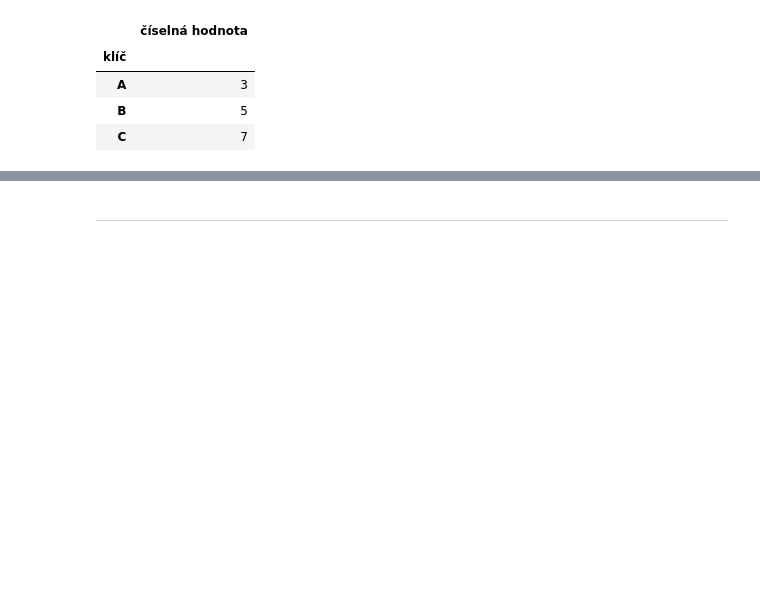
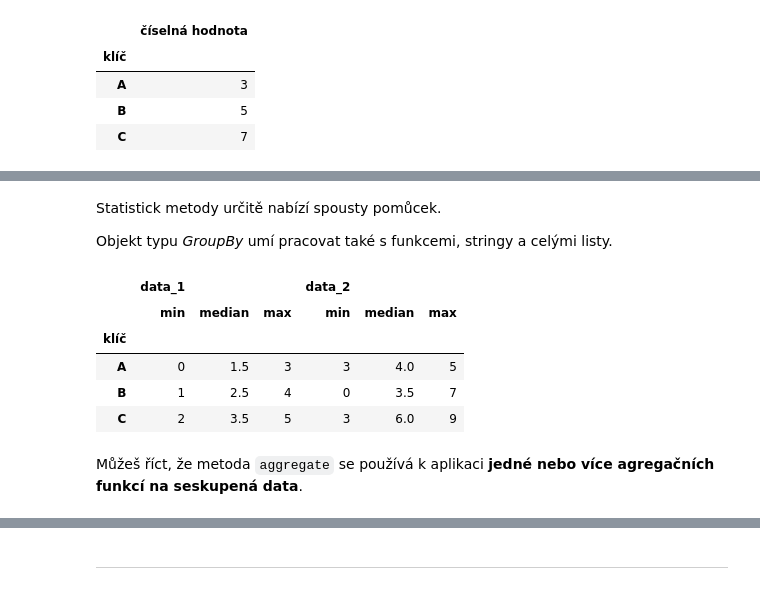
Before and after one commit to Bralor/data-csob-2023, a Jupyter notebook: shared/notebooks/lesson03.ipynb, the cells around one changed output, grey strips where cells are left out. Cells and saved outputs as stored; diff of their text form; code cells hidden in the pictures; blank space fills up the shorter version.

```diff
--- a/shared/notebooks/lesson03.ipynb
+++ b/shared/notebooks/lesson03.ipynb
@@ -443,0 +487,2 @@ df_pokus_s_cisly.groupby("klíč").sum()
+# %%
+rng = numpy.random.RandomState(0)
@@ -443,0 +491,8 @@ df_pokus_s_cisly.groupby("klíč").sum()
+# %%
+df_pokus_s_cisly = DataFrame(
+    {
+        'klíč': ['A', 'B', 'C', 'A', 'B', 'C'],
+        'data_1': range(6),
+        'data_2': rng.randint(0, 10, 6)
+    }
+)
@@ -443,0 +508,15 @@ df_pokus_s_cisly.groupby("klíč").sum()
+# %% [markdown]
+Statistick metody určitě nabízí spousty pomůcek.
+
+Objekt typu *GroupBy* umí pracovat také s funkcemi, stringy a celými listy.
+# %%
+df_pokus_s_cisly.groupby("klíč").aggregate(["min", numpy.median, max])
+# %% [output]
+|  | data_1 |  |  | data_2 |  |  |
+|  | min | median | max | min | median | max |
+| klíč |  |  |  |  |  |  |
+| A | 0 | 1.5 | 3 | 3 | 4.0 | 5 |
+| B | 1 | 2.5 | 4 | 0 | 3.5 | 7 |
+| C | 2 | 3.5 | 5 | 3 | 6.0 | 9 |
+# %% [markdown]
+Můžeš říct, že metoda `aggregate` se používá k aplikaci **jedné nebo více agregačních funkcí na seskupená data**.
```
Also changed, not shown: parts of 34 cells of this notebook.
